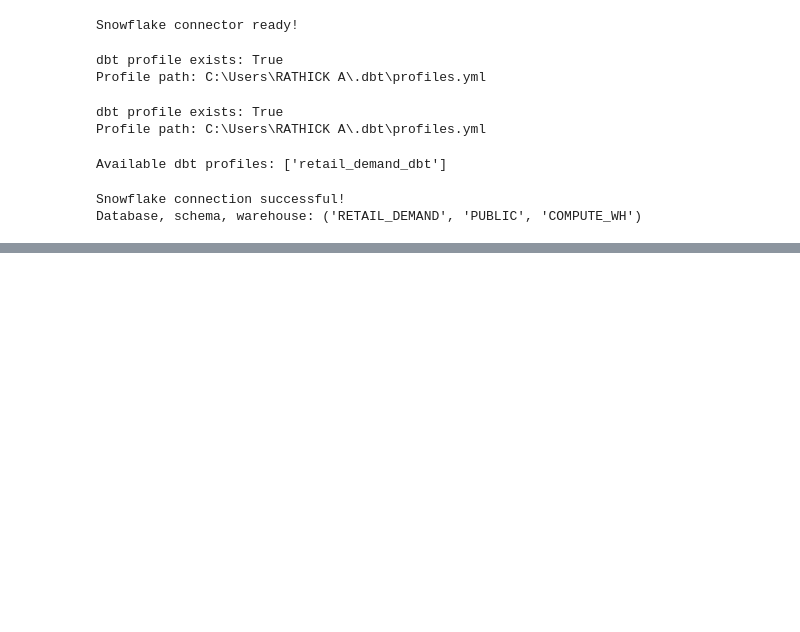
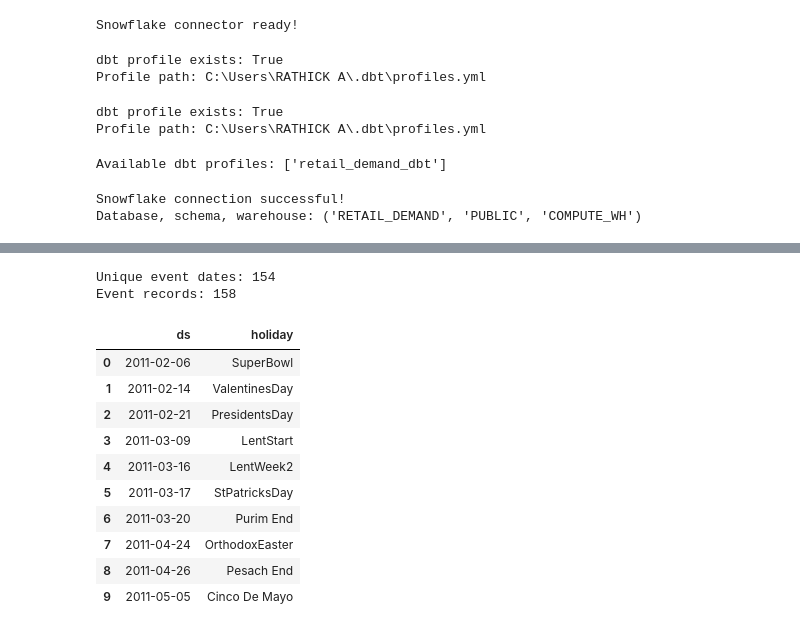
Before and after one commit to beaulahsonti/Retail-Demand-Forecasting-Inventory-Optimization, a Jupyter notebook: forecasting/notebooks/01_prophet_forecasting.ipynb, the cells around one changed output, grey strips where cells are left out. Cells and saved outputs as stored; diff of their text form; code cells hidden in the pictures; blank space fills up the shorter version.

```diff
--- a/forecasting/notebooks/01_prophet_forecasting.ipynb
+++ b/forecasting/notebooks/01_prophet_forecasting.ipynb
@@ -93,0 +255,35 @@ Database, schema, warehouse: ('RETAIL_DEMAND', 'PUBLIC', 'COMPUTE_WH')
+# %%
+
+# Build a holiday/event calendar from the available data
+event_cols = ["DS", "EVENT_NAME_1", "EVENT_NAME_2"]
+
+events = df[event_cols].copy()
+events["DS"] = pd.to_datetime(events["DS"])
+
+event_frames = []
+
+for col in ["EVENT_NAME_1", "EVENT_NAME_2"]:
+    temp = events[["DS", col]].dropna().copy()
+    temp.columns = ["ds", "holiday"]
+    temp["holiday"] = temp["holiday"].astype(str)
+    event_frames.append(temp)
+
+holidays = pd.concat(event_frames, ignore_index=True).drop_duplicates()
+
+print("Unique event dates:", holidays["ds"].nunique())
+print("Event records:", len(holidays))
+display(holidays.head(10))
+# %% [output]
+Unique event dates: 154
+Event records: 158
+|  | ds | holiday |
+| 0 | 2011-02-06 | SuperBowl |
+| 1 | 2011-02-14 | ValentinesDay |
+| 2 | 2011-02-21 | PresidentsDay |
+| 3 | 2011-03-09 | LentStart |
+| 4 | 2011-03-16 | LentWeek2 |
+| 5 | 2011-03-17 | StPatricksDay |
+| 6 | 2011-03-20 | Purim End |
+| 7 | 2011-04-24 | OrthodoxEaster |
+| 8 | 2011-04-26 | Pesach End |
+| 9 | 2011-05-05 | Cinco De Mayo |
```
Also changed, not shown: parts of 6 cells of this notebook.
